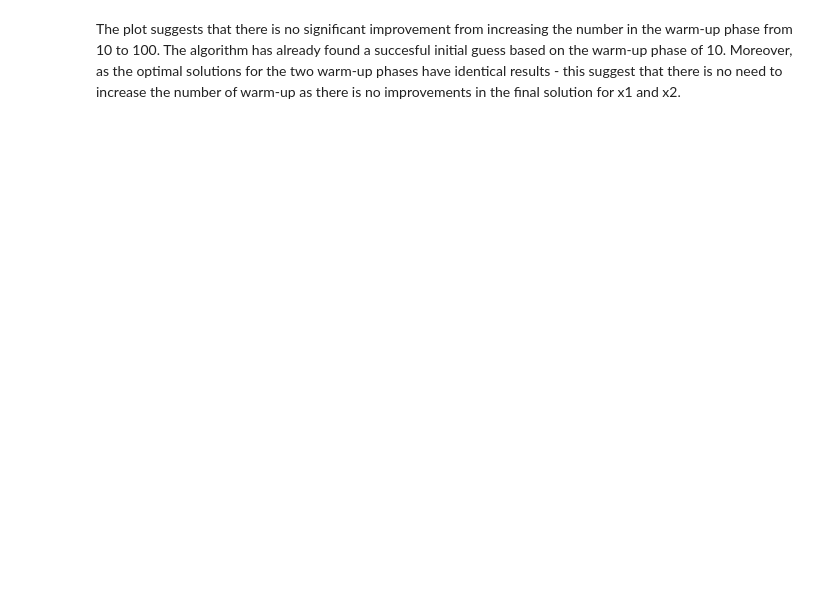
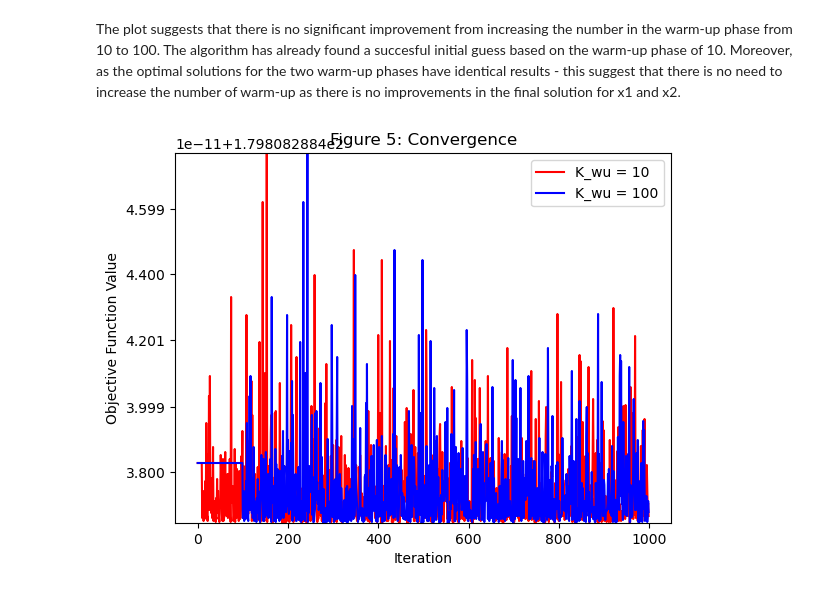
Before and after one commit to NumEconCopenhagen/projects-2023-aca, a Jupyter notebook: examproject/Exam-2023-notebook.ipynb.ipynb.ipynb, the cells around one changed output. Cells and saved outputs as stored; diff of their text form; code cells hidden in the pictures; blank space fills up the shorter version.

```diff
--- a/examproject/Exam-2023-notebook.ipynb.ipynb.ipynb
+++ b/examproject/Exam-2023-notebook.ipynb.ipynb.ipynb
@@ -640,2 +550,84 @@ x2 = 599.1294841177864
 # %% [markdown]
 The plot suggests that there is no significant improvement from increasing the number in the warm-up phase from 10 to 100. The algorithm has already found a succesful initial guess based on the warm-up phase of 10. Moreover, as the optimal solutions for the two warm-up phases have identical results - this suggest that there is no need to increase the number of warm-up as there is no improvements in the final solution for x1 and x2.
+# %%
+def griewank(x):
+    return griewank_(x[0], x[1])
+
+def griewank_(x1, x2):
+    A = x1**2/4000 + x2**2/4000
+    B = np.cos(x1/np.sqrt(1)) * np.cos(x2/np.sqrt(2))
+    return A - B + 1
+
+# 1.: Bounds for x and tolerance tau
+bounds = [(-600, 600), (-600, 600)]
+tau = 1e-8
+
+# 2.: Warm-up and maximum number of iterations
+K_wu_1 = 10
+K_wu_2 = 100
+K_max = 1000
+
+def refined_global_optimizer(bounds, tol, K_wu, K_max):
+    x_star = None
+    f_star = None
+
+    # 3.:
+    f_values = []  # List to store objective function values for plotting
+
+    for k in range(K_max):
+        # 3.A: A random x_k is drawn uniformly within the bounds
+        x_k = np.random.uniform(bounds[0], bounds[1])
+
+        # 3.B-3.D: Iteration counter k
+        if k >= K_wu:
+            chi_k = 0.50 * (2 / (1 + np.exp((k - K_wu) / 100)))
+            # The initial guess x_k0: based on the random x_k and previous best solution x_star:
+            x_k0 = chi_k * x_k + (1 - chi_k) * x_star
+        else:
+            x_k0 = x_k
+
+        # 3.E: Optimizer
+        result = minimize(griewank, x_k0, method='BFGS', tol=tol)
+        x_k_star = result.x
+        f_k_star = result.fun
+
+        # Store objective function value for plotting
+        f_values.append(f_k_star)
+
+        # 3.F: Solution
+        if k == 0 or f_k_star < f_star:
+            x_star = x_k_star
+            f_star = f_k_star
+
+        # 3.G: if inside the tolerance value --> step 4
+        if abs(f_star - tau) <= tau:
+            break
+
+    # 4: Result
+    return x_star, f_values
+
+# Warm-up iterations = 10
+optimal_solution_1, f_values_1 = refined_global_optimizer(bounds, tau, K_wu_1, K_max)
+
+# Warm-up iterations = 100
+optimal_solution_2, f_values_2 = refined_global_optimizer(bounds, tau, K_wu_2, K_max)
+
+# Plot
+plt.figure()
+plt.plot(range(len(f_values_1)), f_values_1, color='red', label="K_wu = 10")
+plt.plot(range(len(f_values_2)), f_values_2, color='blue', label="K_wu = 100")
+plt.xlabel("Iteration")
+plt.ylabel("Objective Function Value")
+plt.title("Figure 5: Convergence")
+plt.ylim(min(min(f_values_1), min(f_values_2)), max(max(f_values_1), max(f_values_2)))
+plt.legend()
+plt.show()
+
+print("Optimal Solution with K_wu =", K_wu_1)
+print("x1 =", optimal_solution_1[0])
+print("x2 =", optimal_solution_1[1])
+
+print("\nOptimal Solution with K_wu =", K_wu_2)
+print("x1 =", optimal_solution_2[0])
+# %% [output]
+[figure, added]
```
Also changed, not shown: parts of 2 cells of this notebook.
